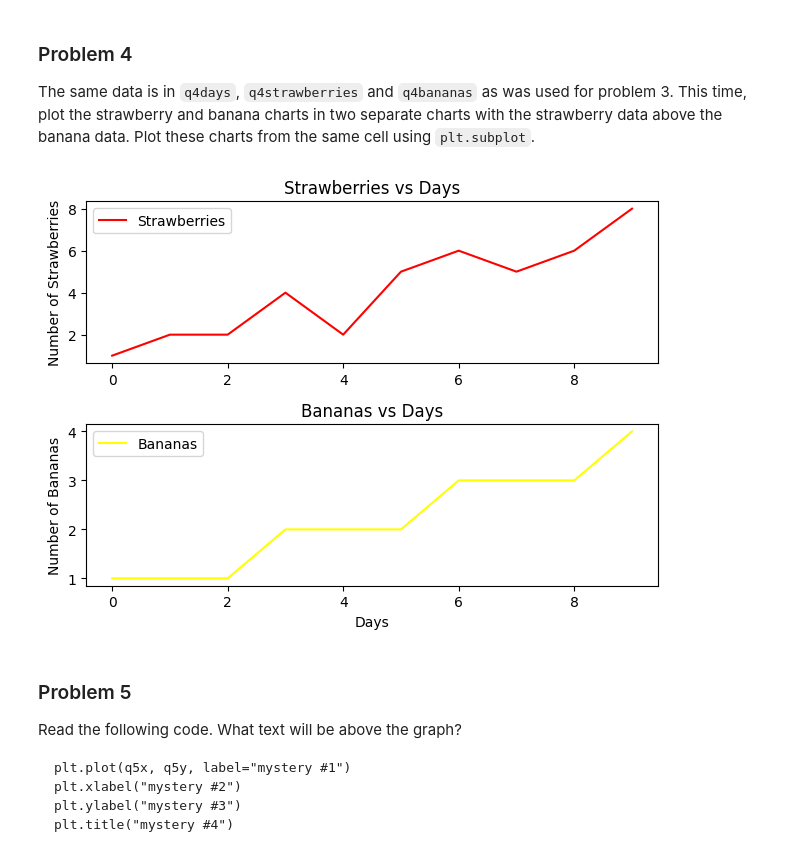
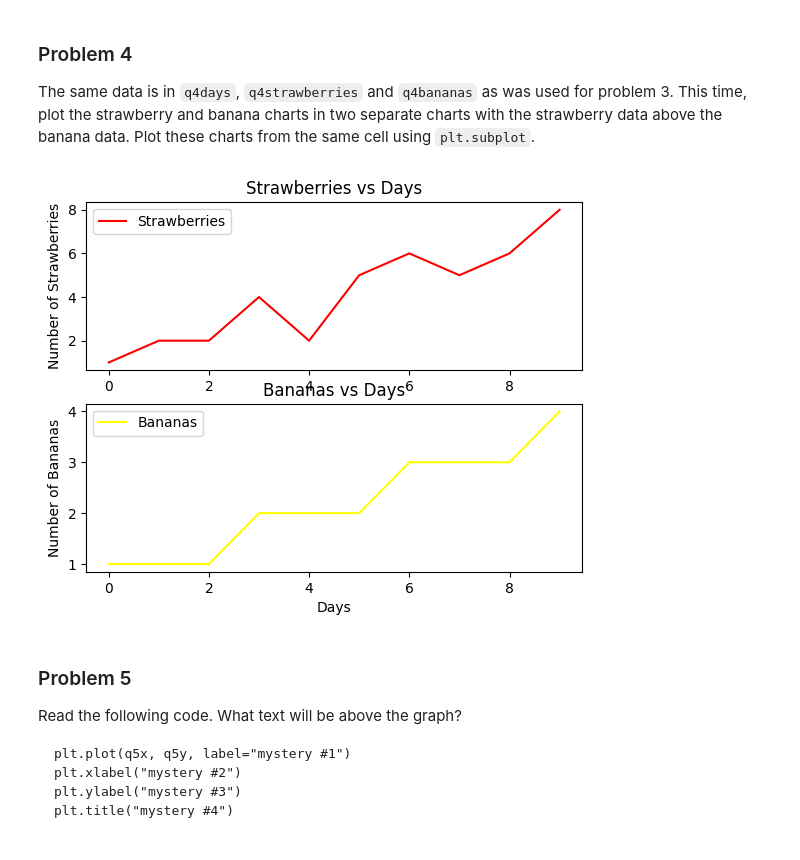
Before and after one commit to kgerman222/dx602-homework-05, a Jupyter notebook: homework.ipynb, the cells around one changed output. Saved outputs shown, nothing was run; the diff lists cells and outputs as text; code cells hidden in the pictures.

```diff
--- a/homework.ipynb
+++ b/homework.ipynb
@@ -128,23 +128,22 @@ q4bananas = [1, 1, 1, 2, 2, 2, 3, 3, 3, 4]
 # %%
 # YOUR CHANGES HERE
 
-plt.subplot(2, 1, 1) # 2 rows, 1 column, first plot
+plt.subplot(2, 1, 1)
 plt.plot(q4days, q4strawberries, label="Strawberries", color="red")
 plt.title("Strawberries vs Days")
 plt.ylabel("Number of Strawberries")
 plt.legend()
 
-plt.subplot(2, 1, 2) # 2 rows, 1 column, second plot
+plt.subplot(2, 1, 2)
 plt.plot(q4days, q4bananas, label="Bananas", color="yellow")
 plt.title("Bananas vs Days")
 plt.xlabel("Days")
 plt.ylabel("Number of Bananas")
 plt.legend()
 
-plt.tight_layout() # Adjust layout to prevent overlapping titles/labels
 plt.show()
 # %% [output]
-[figure, old version]
+[figure, new version]
 # %% [markdown]
 ### Problem 5
 
```
Also changed, not shown: parts of 12 cells of this notebook.
